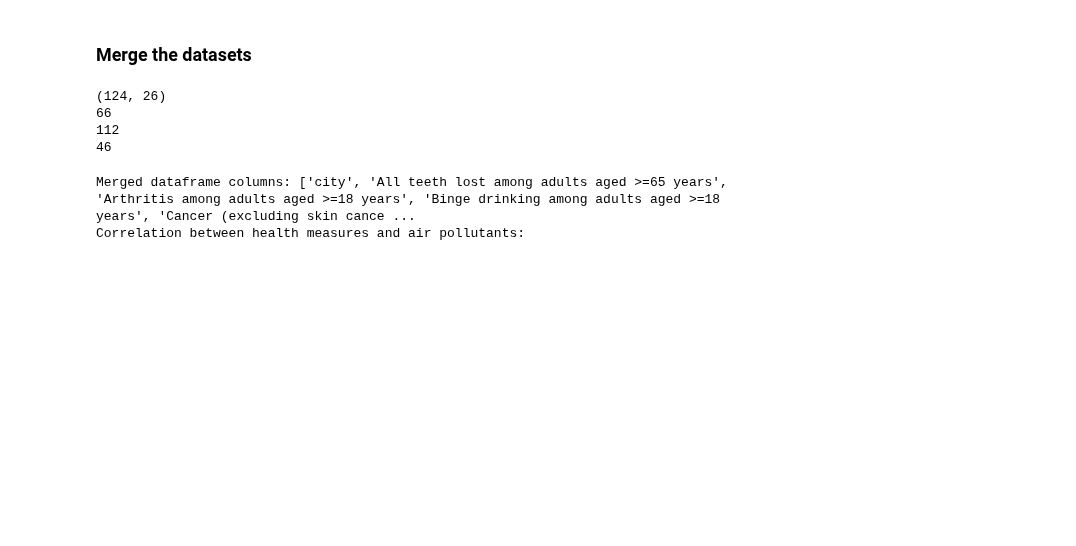
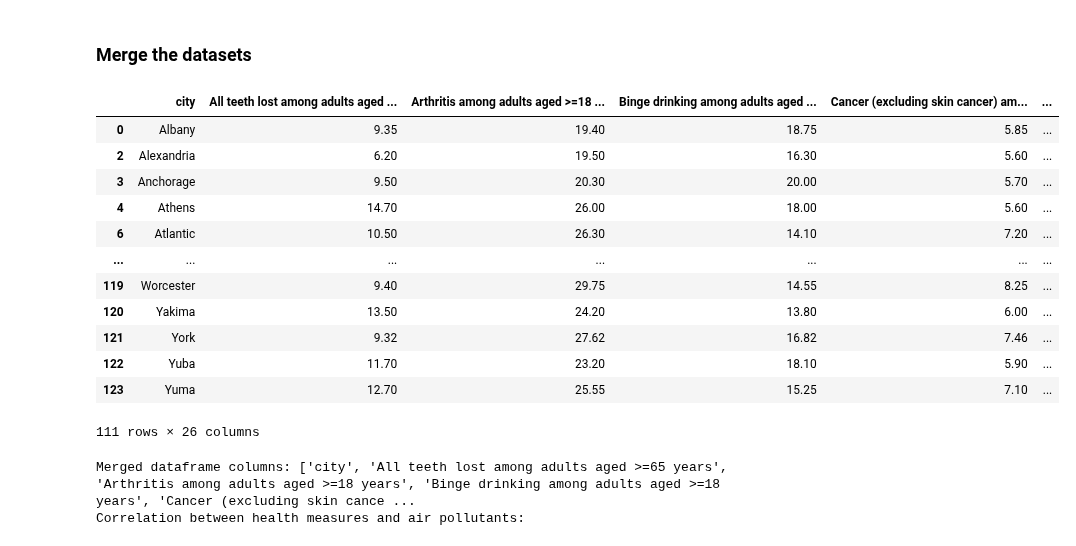
Before and after one commit to filoooooonov/pse-project, a Jupyter notebook: project.ipynb, the cells around one changed output. Cells and saved outputs as stored; diff of their text form; code cells hidden in the pictures; blank space fills up the shorter version.

```diff
--- a/project.ipynb
+++ b/project.ipynb
@@ -94,16 +80,22 @@ airdf = airdf[airdf['year'] == 2019.0]
 ### Merge the datasets
 # %%
 merged_df = pd.merge(new_df, airdf, on='city', how='inner')
+merged_df = merged_df.drop_duplicates(subset='city', keep='first')
 merged_df
-print(merged_df.shape)
-print(merged_df['pm10_concentration'].notna().sum())
-print(merged_df['pm25_concentration'].notna().sum())
-print(merged_df['no2_concentration'].notna().sum())
 # %% [output]
+|  | city | All teeth lost among adults aged ... | Arthritis among adults aged >=18 ... | Binge drinking among adults aged ... | Cancer (excluding skin cancer) am... | ... |
+| 0 | Albany | 9.35 | 19.40 | 18.75 | 5.85 | ... |
+| 2 | Alexandria | 6.20 | 19.50 | 16.30 | 5.60 | ... |
+| 3 | Anchorage | 9.50 | 20.30 | 20.00 | 5.70 | ... |
+| 4 | Athens | 14.70 | 26.00 | 18.00 | 5.60 | ... |
+| 6 | Atlantic | 10.50 | 26.30 | 14.10 | 7.20 | ... |
+| ... | ... | ... | ... | ... | ... | ... |
+| 119 | Worcester | 9.40 | 29.75 | 14.55 | 8.25 | ... |
+| 120 | Yakima | 13.50 | 24.20 | 13.80 | 6.00 | ... |
+| 121 | York | 9.32 | 27.62 | 16.82 | 7.46 | ... |
+| 122 | Yuba | 11.70 | 23.20 | 18.10 | 5.90 | ... |
+| 123 | Yuma | 12.70 | 25.55 | 15.25 | 7.10 | ... |
-(124, 26)
-66
-112
-46
+111 rows × 26 columns
 # %%
 # Print all column names to identify the correct ones
 print("Merged dataframe columns:", merged_df.columns.tolist())
```
Also changed, not shown: parts of 2 cells of this notebook, 1 other file.
